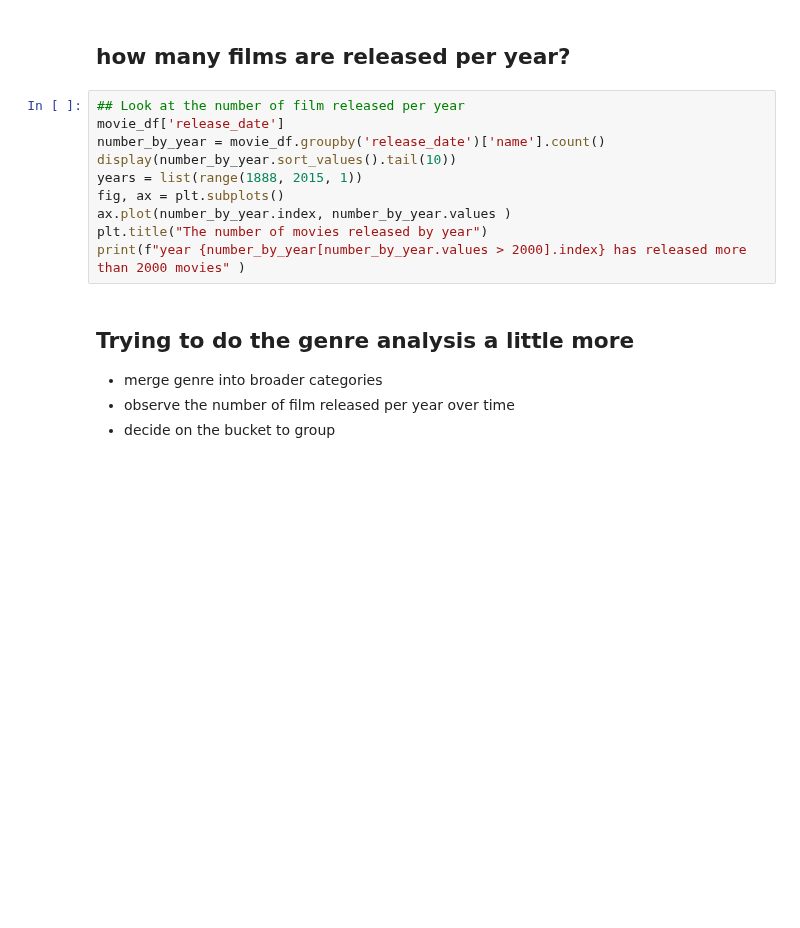
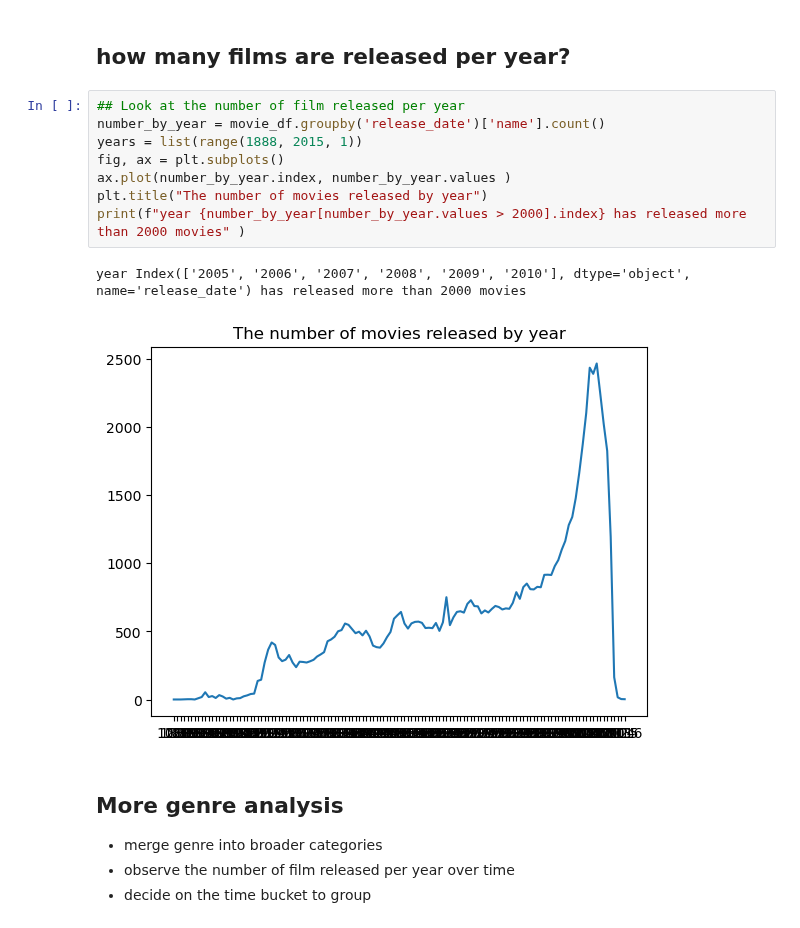
Before and after one commit to epfl-ada/ada-2022-project-adawizardry, a Jupyter notebook: main.ipynb, the cells around one changed output. Saved outputs shown, nothing was run; the diff lists cells and outputs as text; blank space fills up the shorter version.

```diff
--- a/main.ipynb
+++ b/main.ipynb
@@ -180,17 +212,18 @@ movie_count.describe()
 ## how many films are released per year?
 # %%
 ## Look at the number of film released per year
-movie_df['release_date']
 number_by_year = movie_df.groupby('release_date')['name'].count()
-display(number_by_year.sort_values().tail(10))
 years = list(range(1888, 2015, 1))
 fig, ax = plt.subplots()
 ax.plot(number_by_year.index, number_by_year.values )
 plt.title("The number of movies released by year")
 print(f"year {number_by_year[number_by_year.values > 2000].index} has released more than 2000 movies" )
+# %% [output]
+year Index(['2005', '2006', '2007', '2008', '2009', '2010'], dtype='object', name='release_date') has released more than 2000 movies
+[figure, added]
 # %% [markdown]
-## Trying to do the genre analysis a little more
+## More genre analysis
 * merge genre into broader categories
 * observe the number of film released per year over time
-* decide on the bucket to group
+* decide on the time bucket to group
 # %%
```
Also changed, not shown: parts of 15 cells of this notebook, 1 other file.
